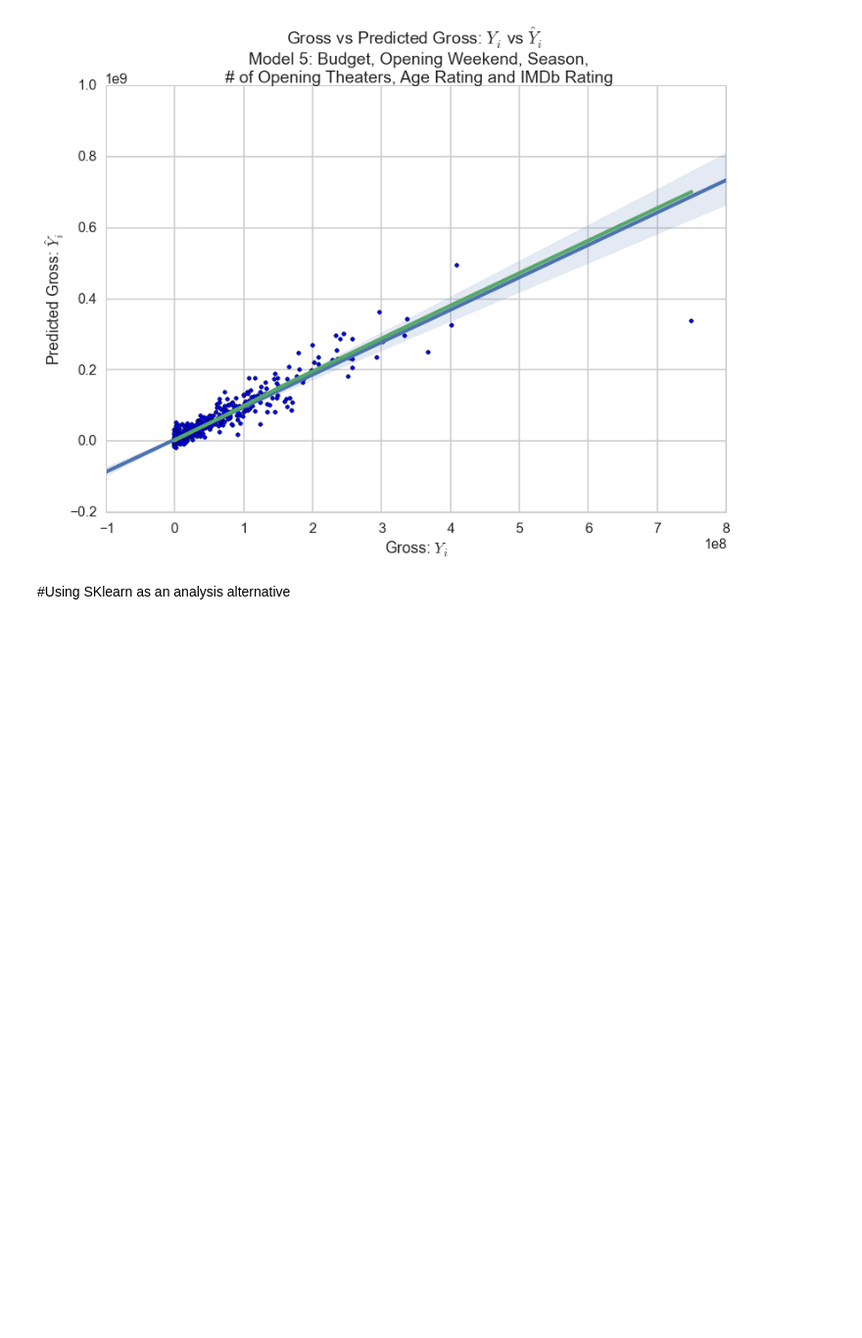
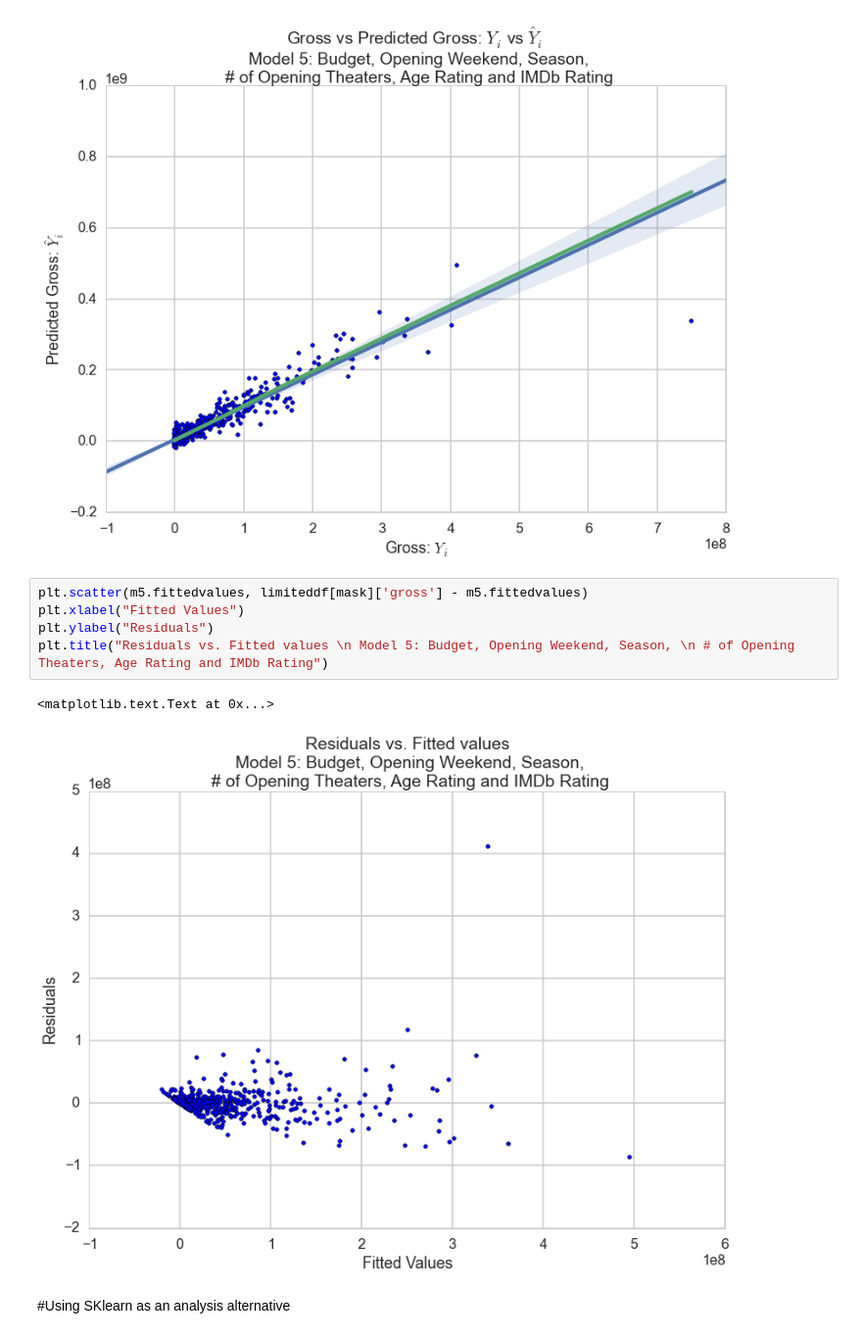
Before and after one commit to oscarpredictor/oscar-predictor, a Jupyter notebook: box_office_analysis.ipynb, the cells around one changed output. Shown at 98% size. Cells and saved outputs as stored; diff of their text form; blank space fills up the shorter version.

```diff
--- a/box_office_analysis.ipynb
+++ b/box_office_analysis.ipynb
@@ -335,6 +343,14 @@ plt.title("Gross vs Predicted Gross: $Y_i$ vs $\hat{Y}_i$ \n Model 5: Budget, Op
 # %% [output]
 <matplotlib.text.Text at 0x...>
 [figure]
+# %%
+plt.scatter(m5.fittedvalues, limiteddf[mask]['gross'] - m5.fittedvalues)
+plt.xlabel("Fitted Values")
+plt.ylabel("Residuals")
+plt.title("Residuals vs. Fitted values \n Model 5: Budget, Opening Weekend, Season, \n # of Opening Theaters, Age Rating and IMDb Rating")
+# %% [output]
+<matplotlib.text.Text at 0x...>
+[figure, added]
 # %% [markdown]
 #Using SKlearn as an analysis alternative
 # %%
```
Also changed, not shown: parts of 2 cells of this notebook.
